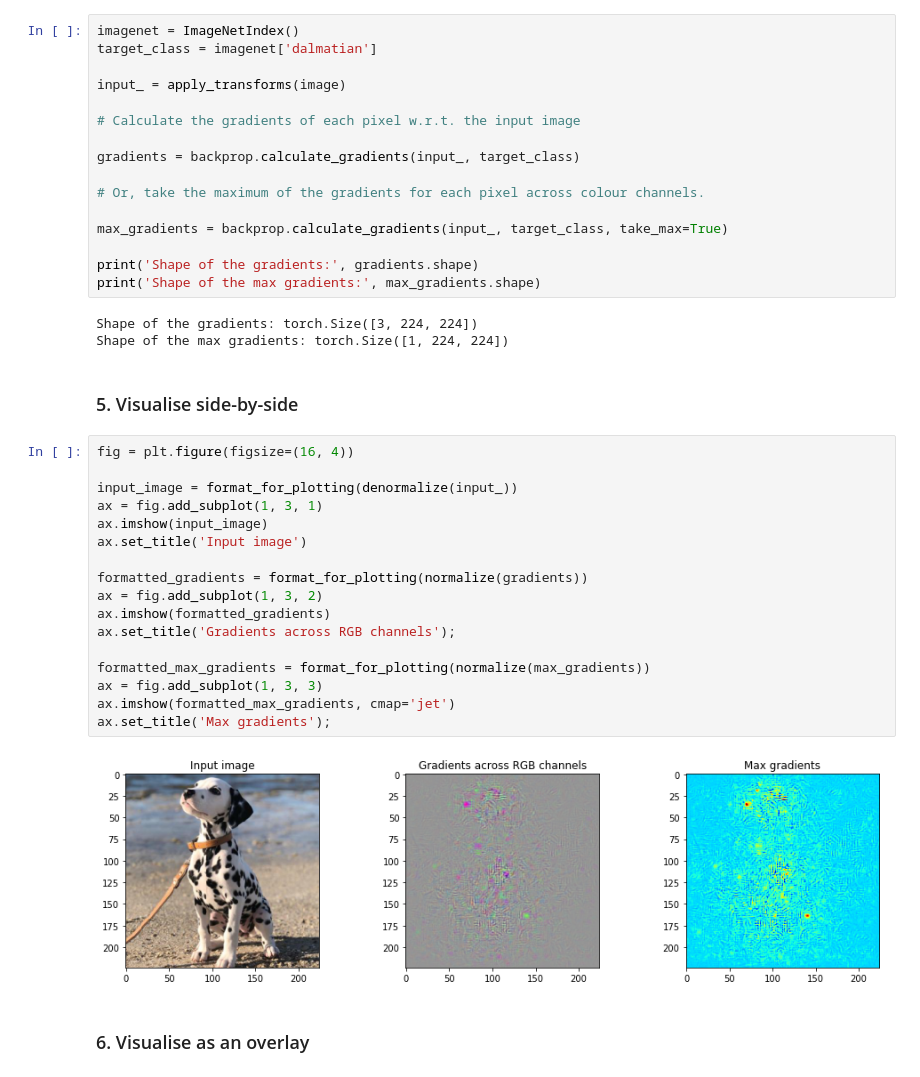
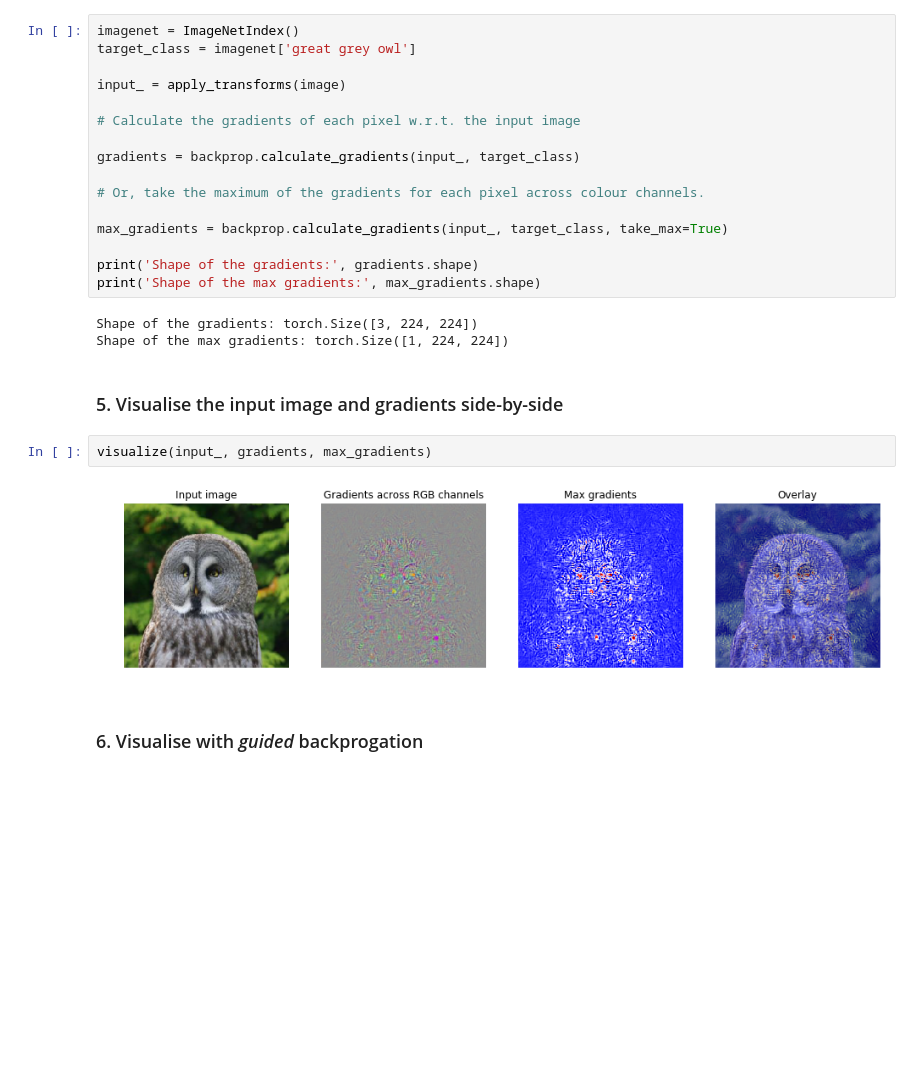
Before and after one commit to MisaOgura/flashtorch, a Jupyter notebook: examples/visualise_saliency_with_backprop.ipynb, the cells around one changed output. Saved outputs shown, nothing was run; the diff lists cells and outputs as text; blank space fills up the shorter version.

```diff
--- a/examples/visualise_saliency_with_backprop.ipynb
+++ b/examples/visualise_saliency_with_backprop.ipynb
@@ -41,6 +42,6 @@ You can also specify to return a max gradients across the colour channel via `ta
 # %%
 imagenet = ImageNetIndex()
-target_class = imagenet['dalmatian']
+target_class = imagenet['great grey owl']
 
 input_ = apply_transforms(image)
 
@@ -58,25 +59,10 @@ print('Shape of the max gradients:', max_gradients.shape)
 Shape of the gradients: torch.Size([3, 224, 224])
 Shape of the max gradients: torch.Size([1, 224, 224])
 # %% [markdown]
-### 5. Visualise side-by-side
+### 5. Visualise the input image and gradients side-by-side
-# %%
-fig = plt.figure(figsize=(16, 4))
-
-input_image = format_for_plotting(denormalize(input_))
-ax = fig.add_subplot(1, 3, 1)
-ax.imshow(input_image)
-ax.set_title('Input image')
-
-formatted_gradients = format_for_plotting(normalize(gradients))
-ax = fig.add_subplot(1, 3, 2)
-ax.imshow(formatted_gradients)
-ax.set_title('Gradients across RGB channels');
-
-formatted_max_gradients = format_for_plotting(normalize(max_gradients))
-ax = fig.add_subplot(1, 3, 3)
-ax.imshow(formatted_max_gradients, cmap='jet')
-ax.set_title('Max gradients');
-# %% [output]
-[figure, removed]
+# %%
+visualize(input_, gradients, max_gradients)
+# %% [output]
+[figure, added]
 # %% [markdown]
-### 6. Visualise as an overlay
+### 6. Visualise with _guided_ backprogation
```
Also changed, not shown: parts of 5 cells of this notebook, 1 other file.
